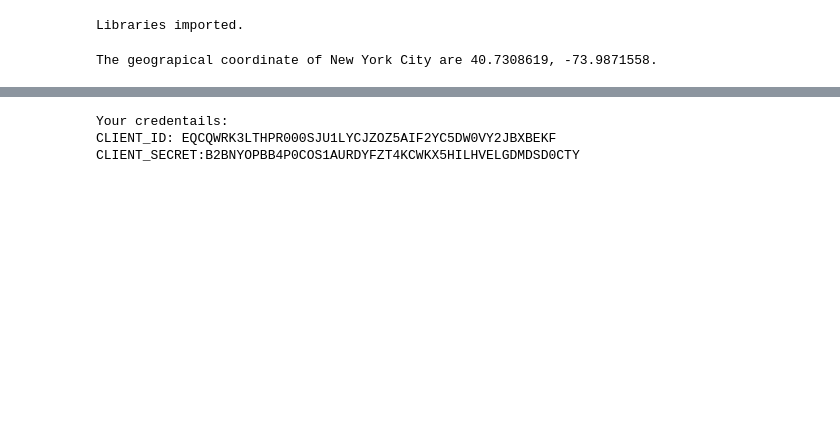
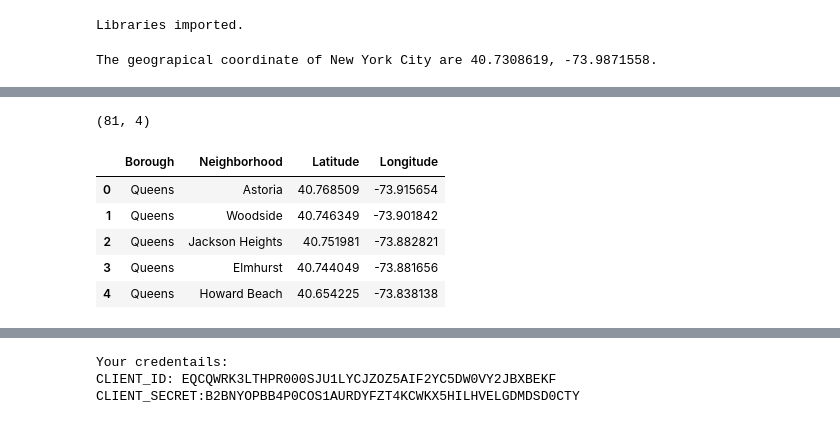
Before and after one commit to strange1120/battle-of-the-neighborhoods, a Jupyter notebook: battle-of-the-neighborhoods.ipynb, the cells around one changed output, grey strips where cells are left out. Saved outputs shown, nothing was run; the diff lists cells and outputs as text; code cells hidden in the pictures; blank space fills up the shorter version.

```diff
--- a/battle-of-the-neighborhoods.ipynb
+++ b/battle-of-the-neighborhoods.ipynb
@@ -77,3 +77,15 @@ for lat, lng, borough, neighborhood in zip(neighborhoods['Latitude'], neighborho
 map_newyork
 # %% [output]
 [interactive output not drawn]
+# %%
+queens_data = neighborhoods[neighborhoods["Borough"] == "Queens"].reset_index(drop = True)
+print(queens_data.shape)
+queens_data.head()
+# %% [output]
+(81, 4)
+|  | Borough | Neighborhood | Latitude | Longitude |
+| 0 | Queens | Astoria | 40.768509 | -73.915654 |
+| 1 | Queens | Woodside | 40.746349 | -73.901842 |
+| 2 | Queens | Jackson Heights | 40.751981 | -73.882821 |
+| 3 | Queens | Elmhurst | 40.744049 | -73.881656 |
+| 4 | Queens | Howard Beach | 40.654225 | -73.838138 |
```
Also changed, not shown: parts of 6 cells of this notebook.
